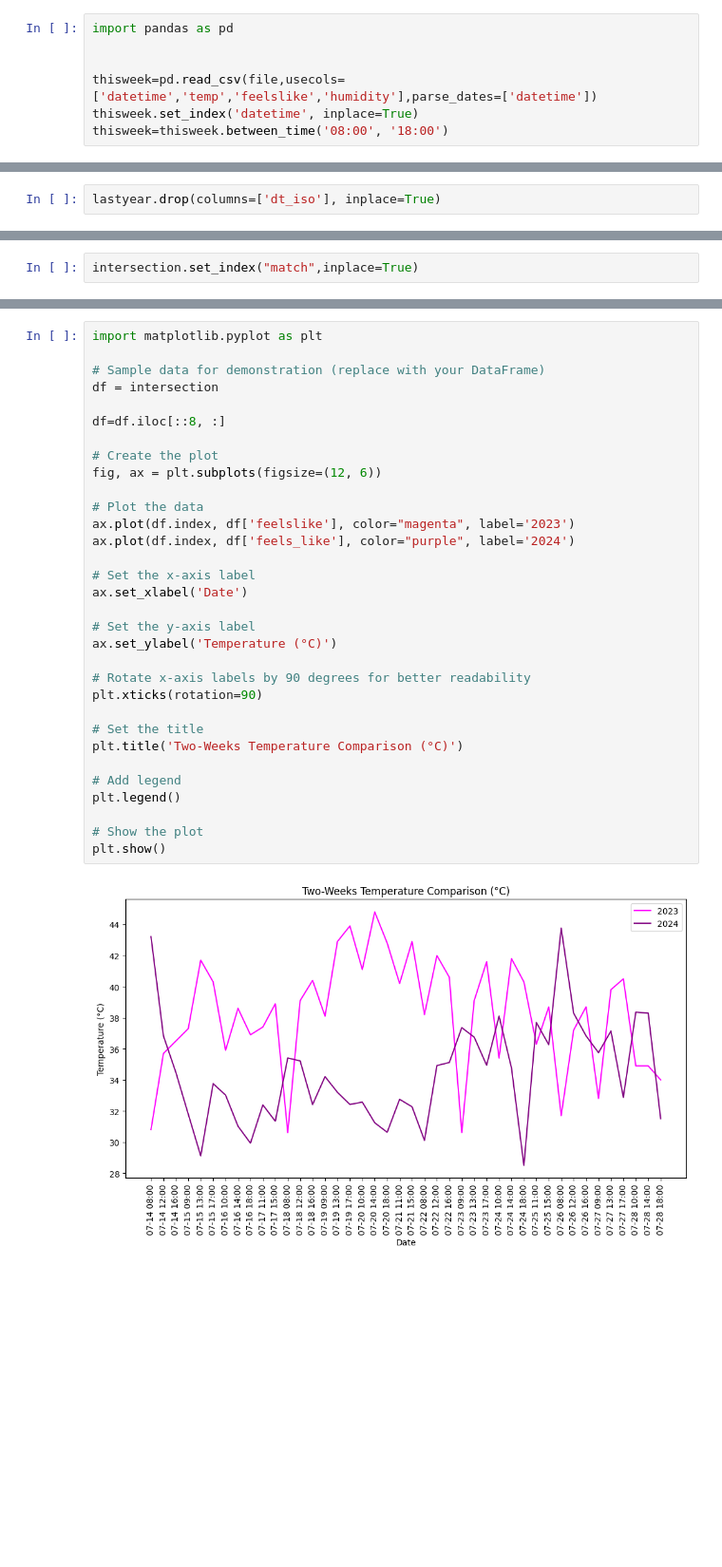
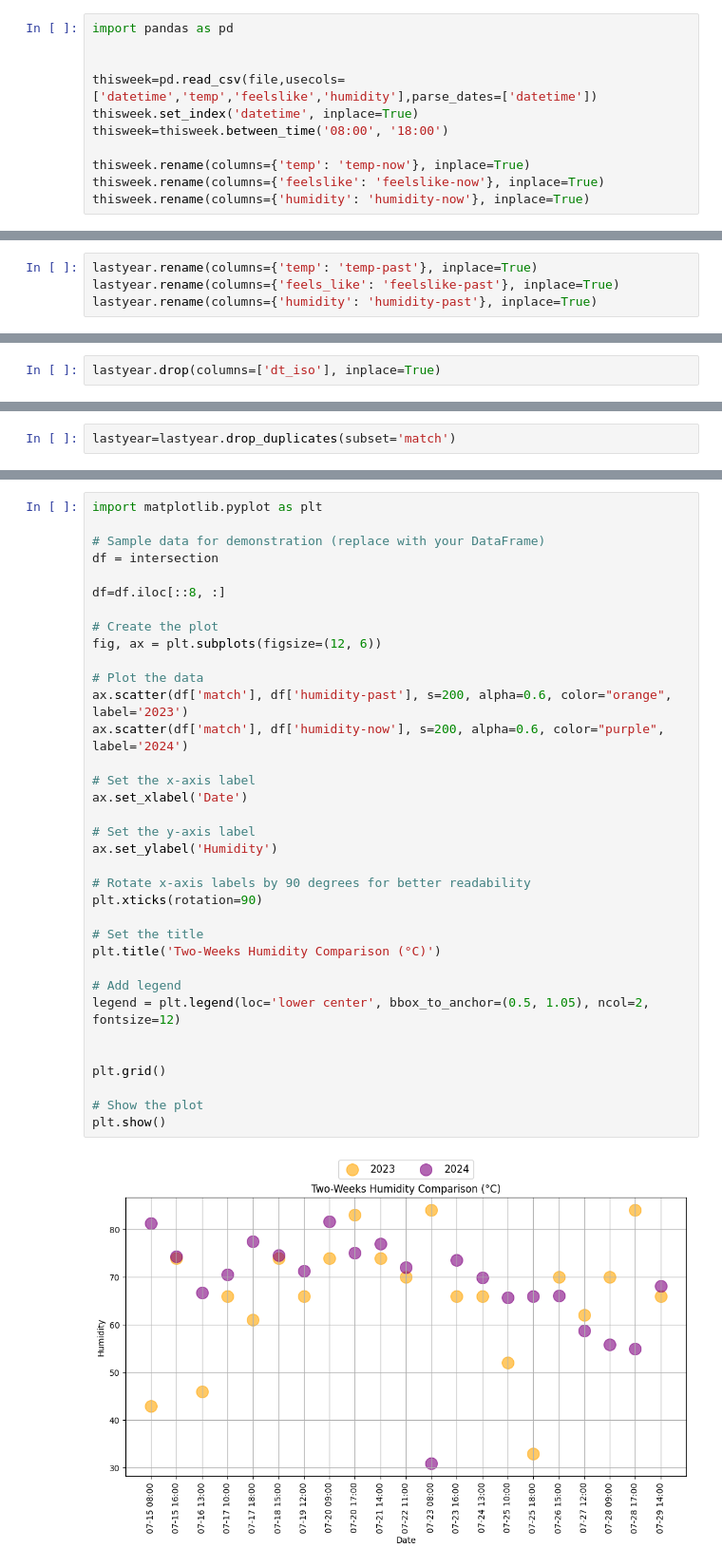
Before and after one commit to werowe/HypatiaAcademy, a Jupyter notebook: stats/Paphosweather_compare_last_year.ipynb, the cells around one changed output, grey strips where cells are left out. Shown at 95% size. Drawn from its saved outputs; the diff is of its cells as text; blank space fills up the shorter version.

```diff
--- a/stats/Paphosweather_compare_last_year.ipynb
+++ b/stats/Paphosweather_compare_last_year.ipynb
@@ -32,6 +32,10 @@ import pandas as pd
 thisweek=pd.read_csv(file,usecols=['datetime','temp','feelslike','humidity'],parse_dates=['datetime'])
 thisweek.set_index('datetime', inplace=True)
 thisweek=thisweek.between_time('08:00', '18:00')
+
+thisweek.rename(columns={'temp': 'temp-now'}, inplace=True)
+thisweek.rename(columns={'feelslike': 'feelslike-now'}, inplace=True)
+thisweek.rename(columns={'humidity': 'humidity-now'}, inplace=True)
 # %%
 lastyear=pd.read_csv("https://raw.githubusercontent.com/werowe/HypatiaAcademy/master/stats/paphos-2023-2023-weather.csv",usecols=['dt_iso','temp','feels_like','humidity'])
 
@@ -51,4 +53,8 @@ lastyear.set_index('datetime', inplace=True)
 lastyear=lastyear.between_time('08:00', '18:00')
+# %%
+lastyear.rename(columns={'temp': 'temp-past'}, inplace=True)
+lastyear.rename(columns={'feels_like': 'feelslike-past'}, inplace=True)
+lastyear.rename(columns={'humidity': 'humidity-past'}, inplace=True)
 # %%
 lastyear['match'] = lastyear.index.strftime('%m-%d %H:%M')
 thisweek['match'] = thisweek.index.strftime('%m-%d %H:%M')
@@ -91 +63,3 @@ lastyear
+# %%
+lastyear=lastyear.drop_duplicates(subset='match')
 # %%
@@ -94,3 +66 @@ lastyear
 intersection = pd.merge(lastyear, thisweek, on='match', how='inner')
-# %%
-intersection.set_index("match",inplace=True)
@@ -149,34 +139,37 @@ plt.show()
 # %%
 import matplotlib.pyplot as plt
 
 # Sample data for demonstration (replace with your DataFrame)
 df = intersection
 
 df=df.iloc[::8, :]
 
 # Create the plot
 fig, ax = plt.subplots(figsize=(12, 6))
 
 # Plot the data
-ax.plot(df.index, df['feelslike'], color="magenta", label='2023')
-ax.plot(df.index, df['feels_like'], color="purple", label='2024')
+ax.scatter(df['match'], df['humidity-past'], s=200, alpha=0.6, color="orange", label='2023')
+ax.scatter(df['match'], df['humidity-now'], s=200, alpha=0.6, color="purple", label='2024')
 
 # Set the x-axis label
 ax.set_xlabel('Date')
 
 # Set the y-axis label
-ax.set_ylabel('Temperature (°C)')
+ax.set_ylabel('Humidity')
 
 # Rotate x-axis labels by 90 degrees for better readability
 plt.xticks(rotation=90)
 
 # Set the title
-plt.title('Two-Weeks Temperature Comparison (°C)')
+plt.title('Two-Weeks Humidity Comparison (°C)')
 
 # Add legend
-plt.legend()
+legend = plt.legend(loc='lower center', bbox_to_anchor=(0.5, 1.05), ncol=2, fontsize=12)
+
+
+plt.grid()
 
 # Show the plot
 plt.show()
 # %% [output]
-[figure, old version]
+[figure, new version]
```
Also changed, not shown: parts of 10 cells of this notebook.
